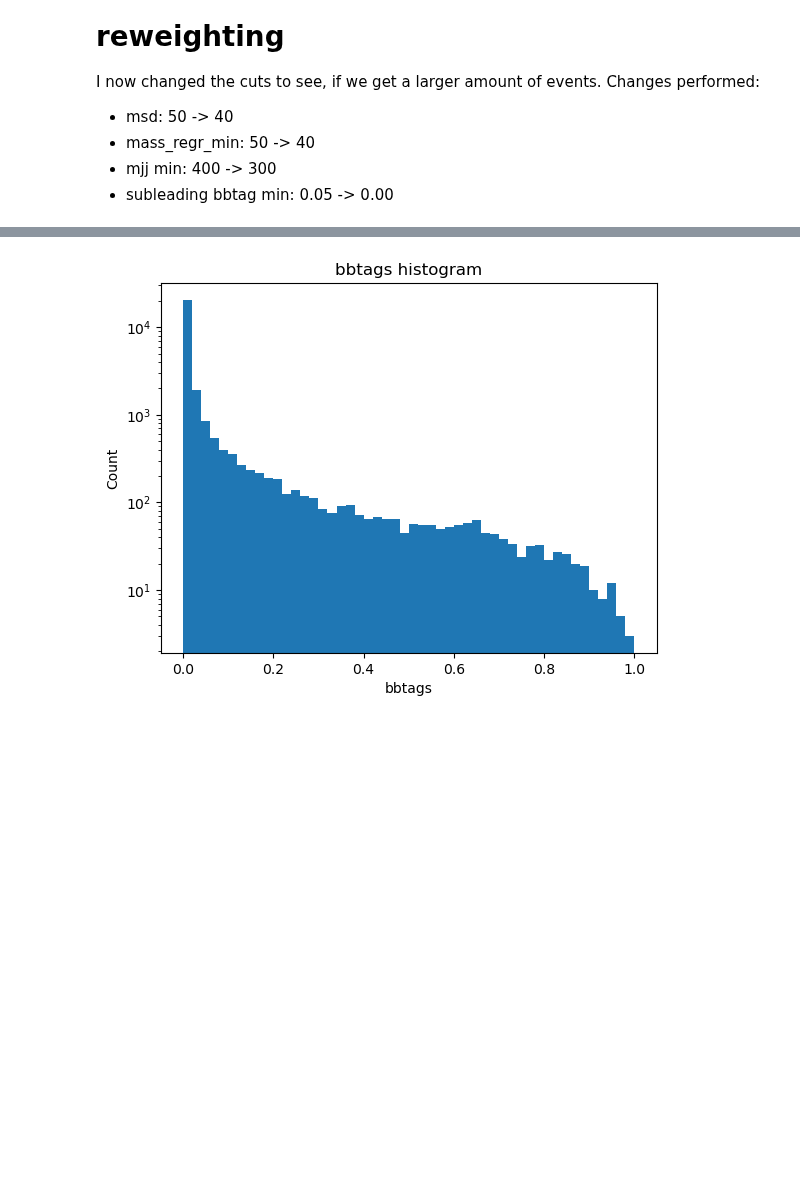
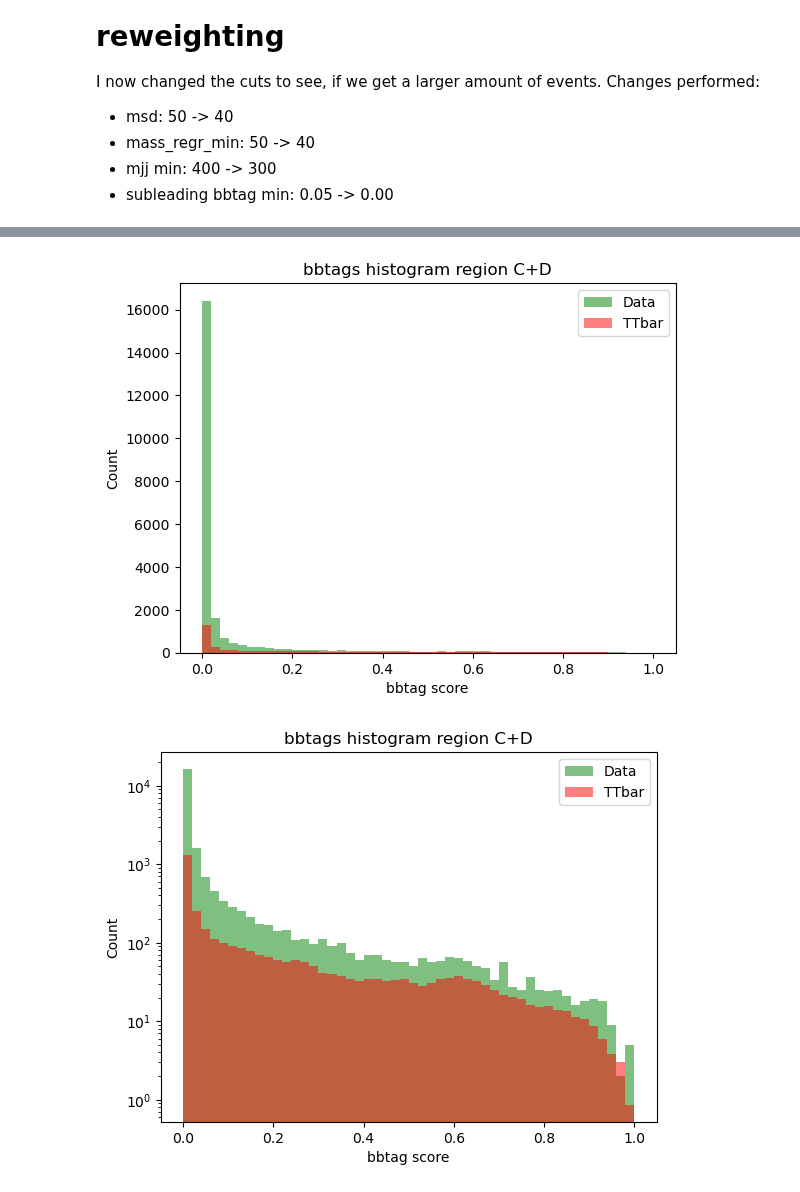
Before and after one commit to matteomalucchi/AnalysisConfigs, a Jupyter notebook: notebooks/boosted_vbf_ggf.ipynb, the cells around one changed output, grey strips where cells are left out. Saved outputs shown, nothing was run; the diff lists cells and outputs as text; code cells hidden in the pictures; blank space fills up the shorter version.

```diff
--- a/notebooks/boosted_vbf_ggf.ipynb
+++ b/notebooks/boosted_vbf_ggf.ipynb
@@ -184,2 +285,10 @@ dict_keys(['weight', 'events_event', 'JetGoodVBF_N', 'JetGoodVBF_eta', 'JetGoodV
 # %%
-bbtags = np.concatenate([eraE_regionA['HiggsSubLeading_btagBB'].value, eraE_regionB['HiggsSubLeading_btagBB'].value, eraF_regionA['HiggsSubLeading_btagBB'].value, eraF_regionB['HiggsSubLeading_btagBB'].value, eraG_regionA['HiggsSubLeading_btagBB'].value, eraG_regionB['HiggsSubLeading_btagBB'].value])
+print(data_region_A.keys())
+bbtag_subl_AB_data = np.concatenate([data_region_A["HiggsSubLeading_btagBB"], data_region_B["HiggsSubLeading_btagBB"]])
+weight_AB_data = np.concatenate([data_region_A["weight"], data_region_B["weight"]])
+bbtag_subl_CD_data = np.concatenate([data_region_C["HiggsSubLeading_btagBB"], data_region_D["HiggsSubLeading_btagBB"]])
+weight_CD_data = np.concatenate([data_region_C["weight"], data_region_D["weight"]])
+bbtag_subl_AB_ttbar = np.concatenate([ttbar_region_A["HiggsSubLeading_btagBB"], ttbar_region_B["HiggsSubLeading_btagBB"]])
+weight_AB_ttbar = np.concatenate([ttbar_region_A["weight"], ttbar_region_B["weight"]])
+bbtag_subl_CD_ttbar = np.concatenate([ttbar_region_C["HiggsSubLeading_btagBB"], ttbar_region_D["HiggsSubLeading_btagBB"]])
+weight_CD_ttbar = np.concatenate([ttbar_region_C["weight"], ttbar_region_D["weight"]])
@@ -186,9 +297,11 @@ bbtags = np.concatenate([eraE_regionA['HiggsSubLeading_btagBB'].value, eraE_regi
 # %%
-import matplotlib.pyplot as plt
-
-plt.hist(bbtags, bins=50, range=(0, 1))
-plt.xlabel('bbtags')
-plt.ylabel('Count')
-plt.title('bbtags histogram')
-plt.show()
+for scale in ["linear", "log"]:
+    plt.hist(bbtag_subl_AB_data, bins=50, range=(0, 1), alpha=0.5, label="Data", weights=weight_AB_data, color="blue")
+    plt.hist(bbtag_subl_AB_ttbar, bins=50, range=(0, 1), alpha=0.5, label="TTbar", weights=weight_AB_ttbar, color="orange")
+    plt.xlabel('bbtag score')
+    plt.ylabel('Count')
+    plt.title('bbtags histogram region A+B')
+    plt.yscale(scale)
+    plt.legend()
+    plt.show()
 # %% [output]
@@ -196,9 +310,13 @@ plt.show()
 # %%
-plt.hist(bbtags, bins=50, range=(0, 1))
-plt.xlabel('bbtags')
-plt.ylabel('Count')
-plt.title('bbtags histogram')
-plt.yscale("log")
-plt.show()
+for scale in ["linear", "log"]:
+    plt.hist(bbtag_subl_CD_data, bins=50, range=(0, 1), alpha=0.5, label="Data", weights=weight_CD_data, color="green")
+    plt.hist(bbtag_subl_CD_ttbar, bins=50, range=(0, 1), alpha=0.5, label="TTbar", weights=weight_CD_ttbar, color="red")
+    plt.xlabel('bbtag score')
+    plt.ylabel('Count')
+    plt.title('bbtags histogram region C+D')
+    plt.yscale(scale)
+    plt.legend()
+    plt.show()
 # %% [output]
-[figure, old version]
+[figure, new version]
+[figure, added]
```
Also changed, not shown: parts of 26 cells of this notebook, 7 other files.
